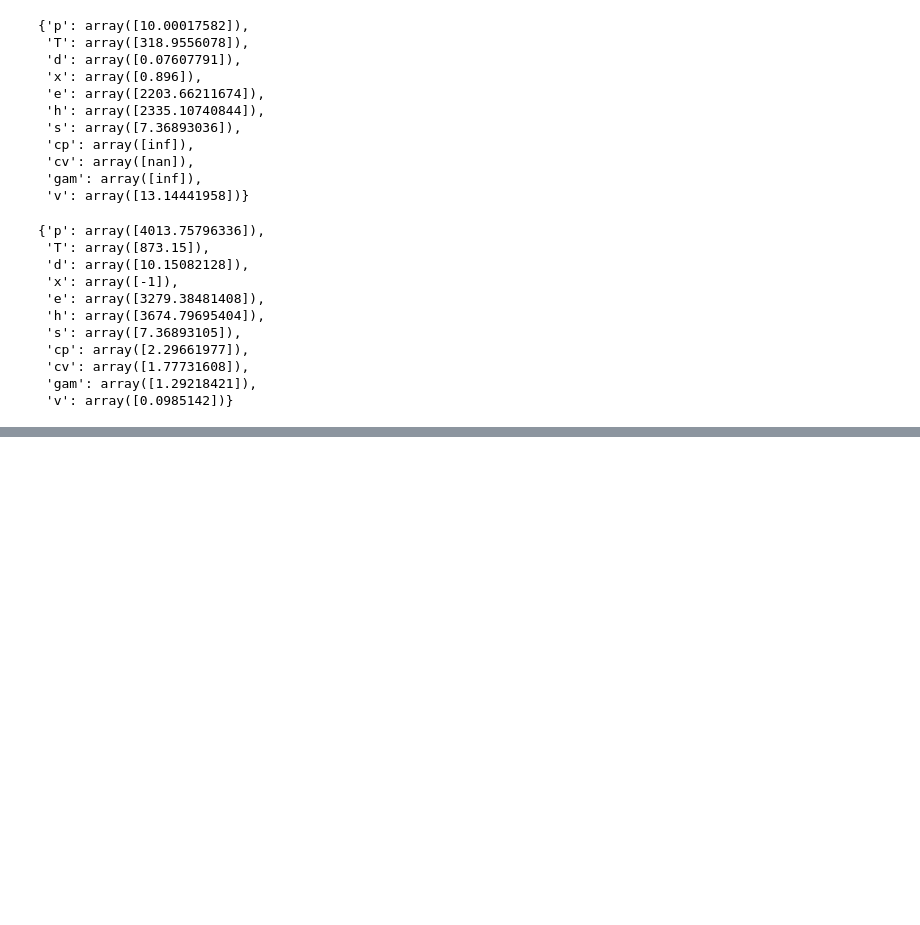
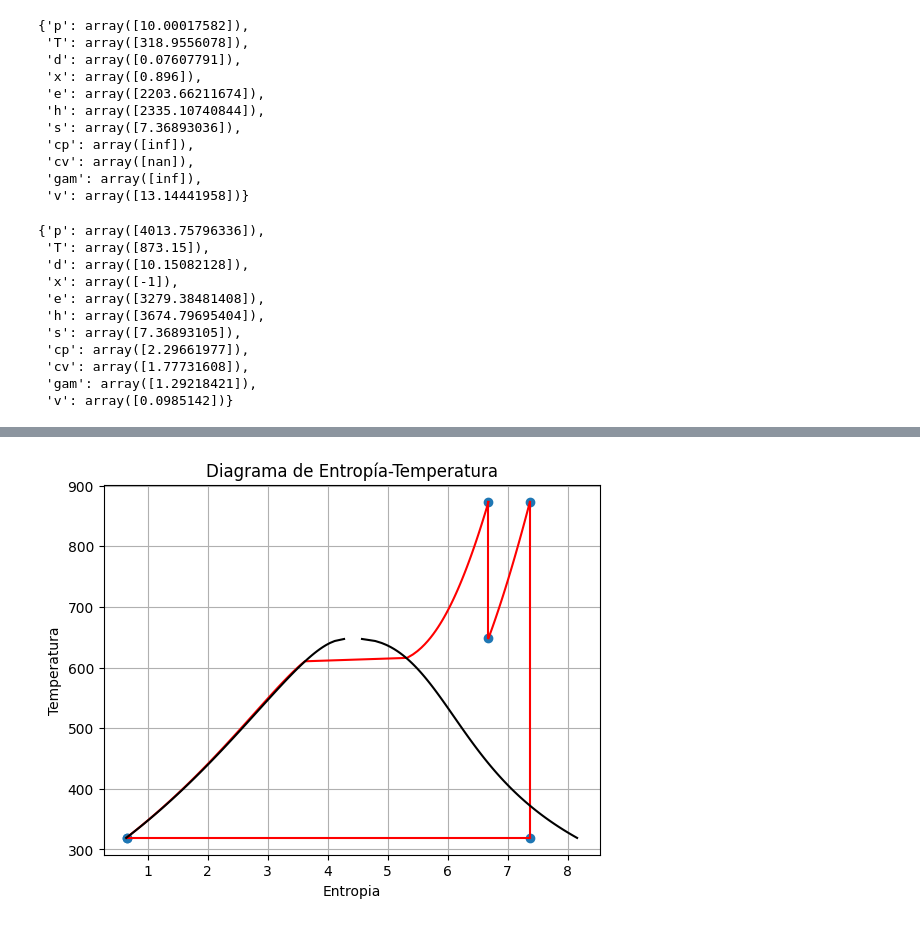
Before and after one commit to DanielSarmiento04/Termodinamica, a Jupyter notebook: es/Ejercicio 5/main.ipynb, the cells around one changed output, grey strips where cells are left out. Saved outputs shown, nothing was run; the diff lists cells and outputs as text; code cells hidden in the pictures; blank space fills up the shorter version.

Commit message:
Fix graphics exercise 5

```diff
--- a/es/Ejercicio 5/main.ipynb
+++ b/es/Ejercicio 5/main.ipynb
@@ -72,0 +144,6 @@ state_5
+# %%
+temperature_4_5 = np.linspace(T_4, T_5, 100)
+entropies_4_5 = agua.s(T=temperature_4_5, p = p_4)
+# %%
+T_critica = agua.critical()[0]
+T_critica
@@ -72,0 +152,5 @@ state_5
+# %%
+saturation_temperatures = np.linspace(T_1, T_critica, 100)
+# %%
+saturation_entropies=agua.ss(T=saturation_temperatures-0.4)
+saturation_entropies
@@ -72,0 +175,19 @@ state_5
+# %%
+plt.scatter([s_1, s_2, s_3, s_4, s_5, s_6], [T_1, T_2, T_3, T_4, T_5, T_6])
+plt.plot(entropies_2_3, temperatures_2_3, color="red")
+plt.plot(entropies_4_5, temperature_4_5, color="red")
+plt.plot([s_1, s_2], [T_1, T_2], color="red")
+plt.plot([s_3, s_4], [T_3, T_4], color="red")
+plt.plot([s_5, s_6], [T_5, T_6], color="red")
+plt.plot([s_1, s_6], [T_1, T_6], color="red")
+
+
+plt.plot(saturation_entropies[0], saturation_temperatures, color="black")
+plt.plot(saturation_entropies[1], saturation_temperatures, color="black")
+plt.grid(True)
+plt.xlabel("Entropia")
+plt.ylabel("Temperatura")
+plt.title("Diagrama de Entropía-Temperatura")
+plt.show()
+# %% [output]
+[figure, added]
```
Also changed, not shown: parts of 13 cells of this notebook.
